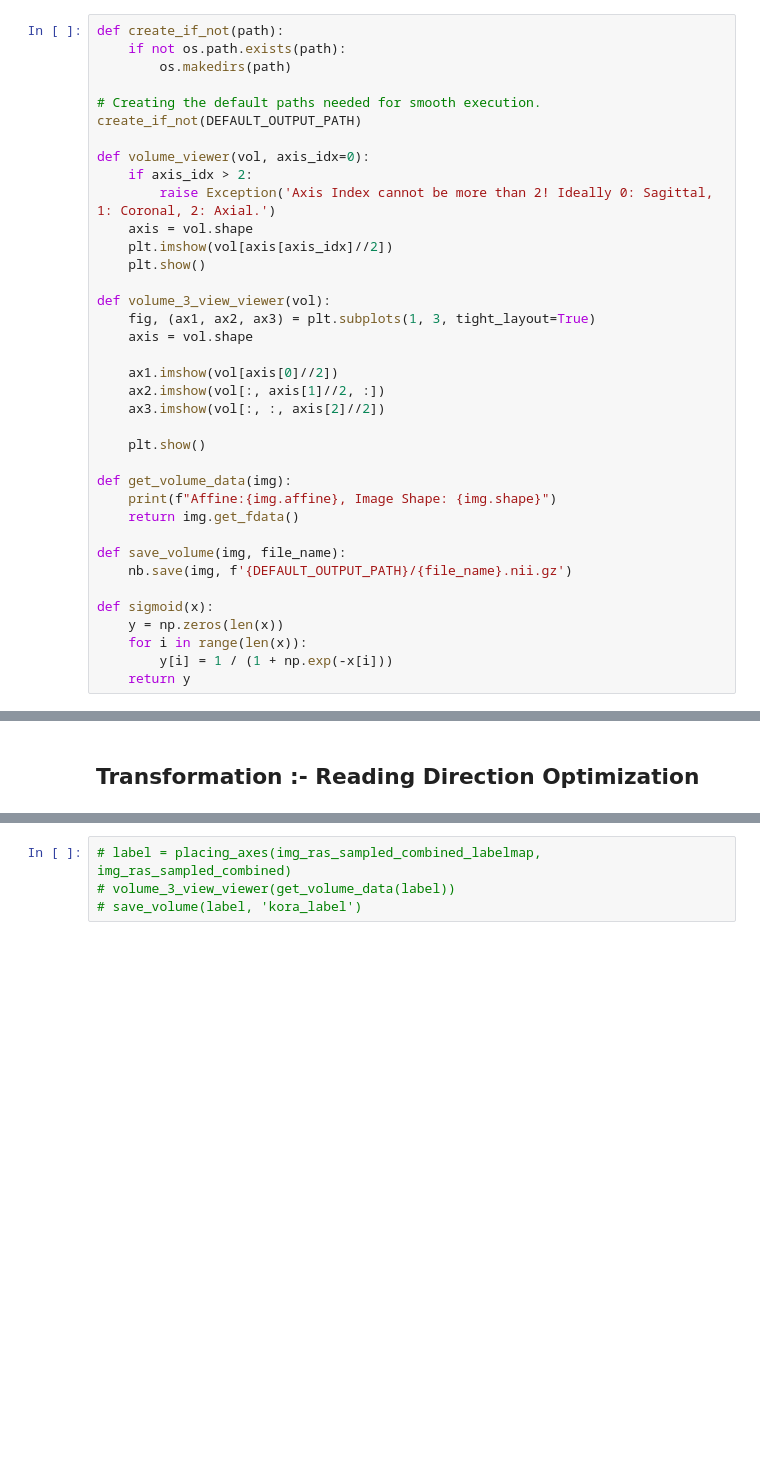
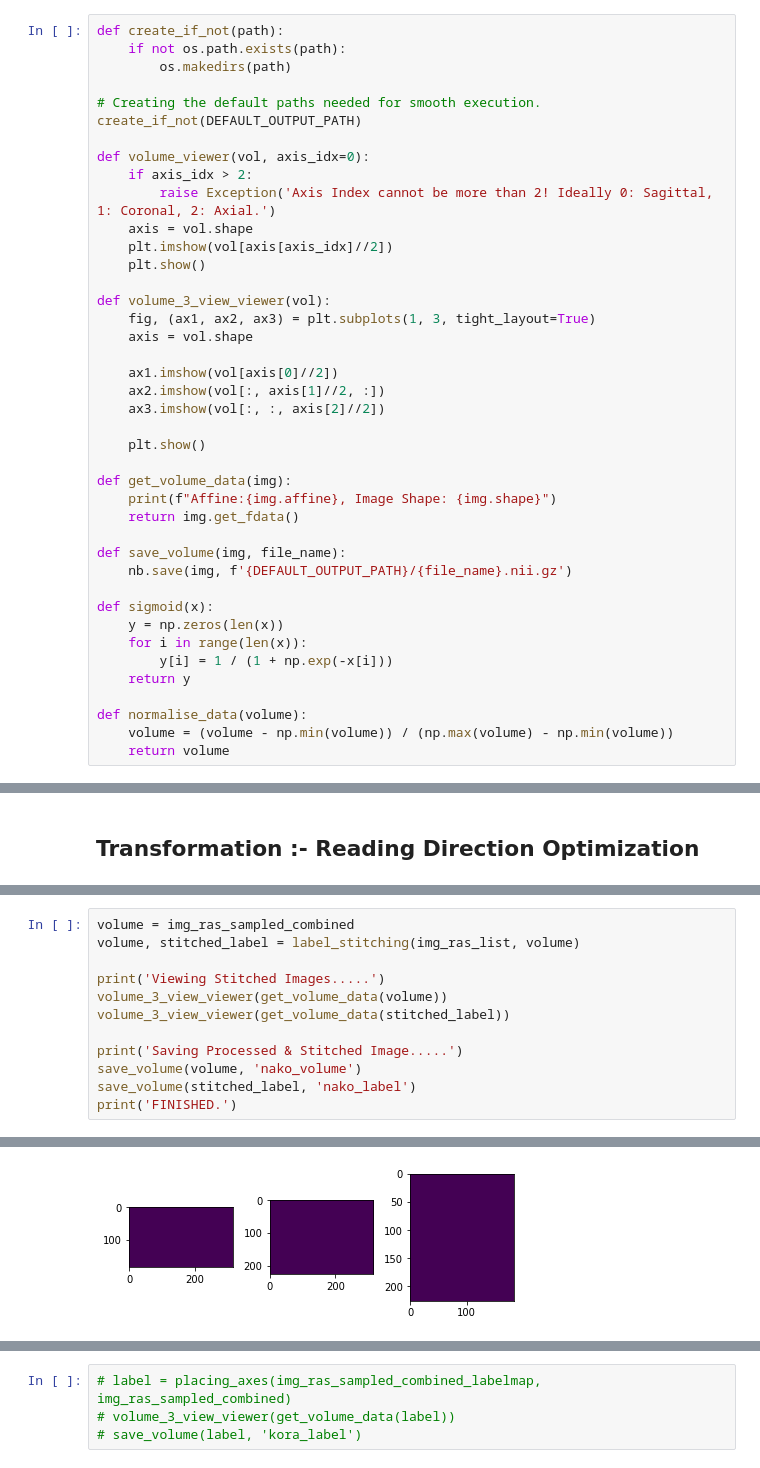
Before and after one commit to ai-med/AbdomenNet, a Jupyter notebook: quickNAT_pytorch/create_datasets/data preprocessing.ipynb, the cells around one changed output, grey strips where cells are left out. Saved outputs shown, nothing was run; the diff lists cells and outputs as text; blank space fills up the shorter version.

Commit message:
commit-240920: Data Labelmap stitching continues

```diff
--- a/quickNAT_pytorch/create_datasets/data preprocessing.ipynb
+++ b/quickNAT_pytorch/create_datasets/data preprocessing.ipynb
@@ -66,5 +68,9 @@ def sigmoid(x):
     for i in range(len(x)):
         y[i] = 1 / (1 + np.exp(-x[i]))
     return y
+
+def normalise_data(volume):
+    volume = (volume - np.min(volume)) / (np.max(volume) - np.min(volume))
+    return volume
 # %% [markdown]
 ## Volume Loader / Reader
@@ -249,0 +426,13 @@ def placing_axes(vol, target_affine, target_header=None, skip_axis=None):
+# %%
+volume = img_ras_sampled_combined
+volume, stitched_label = label_stitching(img_ras_list, volume)
+
+print('Viewing Stitched Images.....')
+volume_3_view_viewer(get_volume_data(volume))
+volume_3_view_viewer(get_volume_data(stitched_label))
+
+print('Saving Processed & Stitched Image.....')
+save_volume(volume, 'nako_volume')
+save_volume(stitched_label, 'nako_label')
+print('FINISHED.')
+# %% [output]
@@ -249,0 +461 @@ def placing_axes(vol, target_affine, target_header=None, skip_axis=None):
+[figure, added]
```
Also changed, not shown: parts of 11 cells of this notebook.
